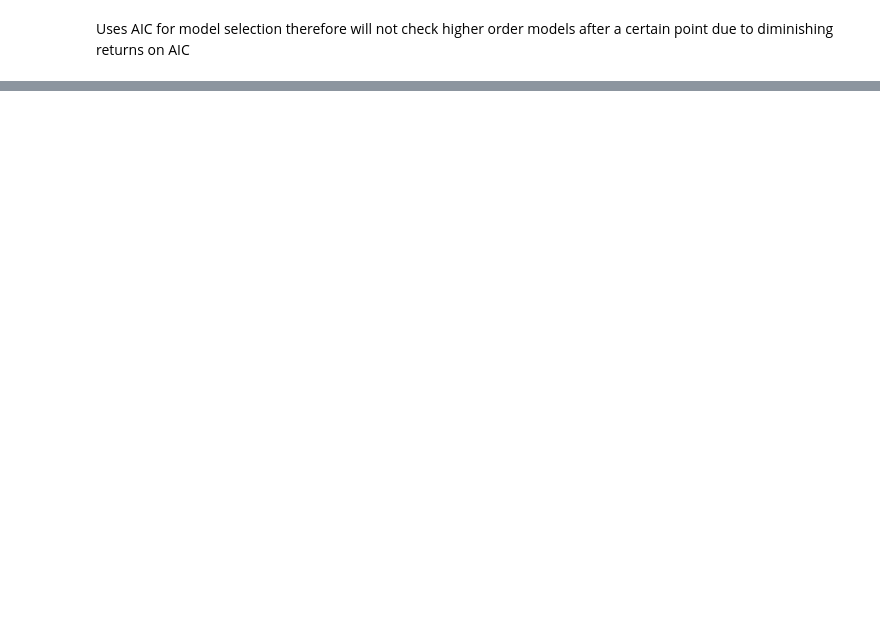
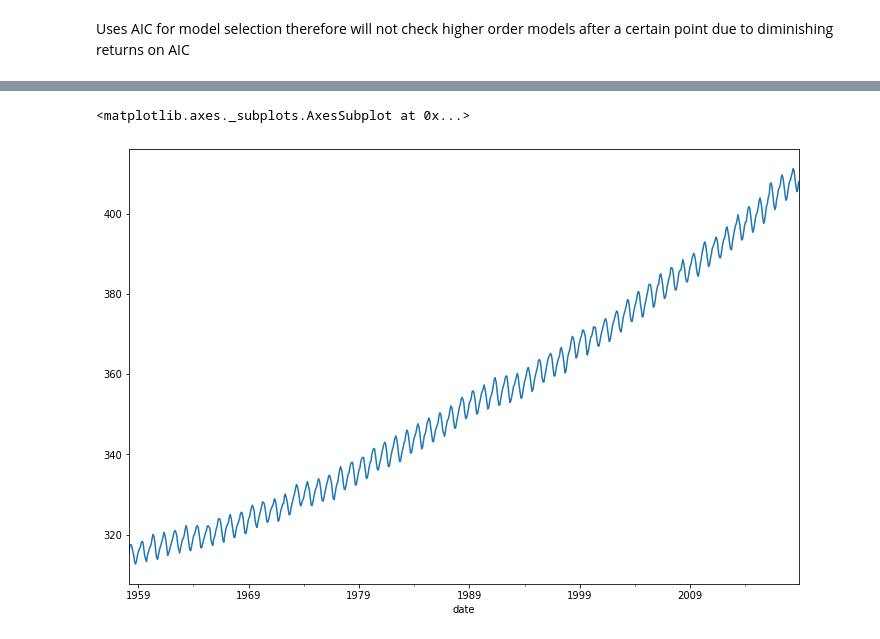
Before and after one commit to Ashwins9001/TimeSeriesAnalysis, a Jupyter notebook: ARIMA_Testing.ipynb, the cells around one changed output, grey strips where cells are left out. Saved outputs shown, nothing was run; the diff lists cells and outputs as text; code cells hidden in the pictures; blank space fills up the shorter version.

```diff
--- a/ARIMA_Testing.ipynb
+++ b/ARIMA_Testing.ipynb
@@ -142,0 +156,3 @@ Warnings:
+# %%
+co2_data = pd.read_csv('/content/co2_mm_mlo.csv')
+co2_data.head()
@@ -142,0 +166,5 @@ Warnings:
+# %%
+# Reformat data into date times
+co2_data['date'] = pd.to_datetime({'year': co2_data['year'], 'month': co2_data['month'], 'day': 1})
+co2_data = co2_data.set_index('date')
+co2_data.head()
@@ -142,0 +179,7 @@ Warnings:
+# %%
+co2_data.index.freq='MS'
+# %%
+co2_data['interpolated'].plot(figsize=(12, 8))
+# %% [output]
+<matplotlib.axes._subplots.AxesSubplot at 0x...>
+[figure, added]
```
Also changed, not shown: parts of 51 cells of this notebook.
